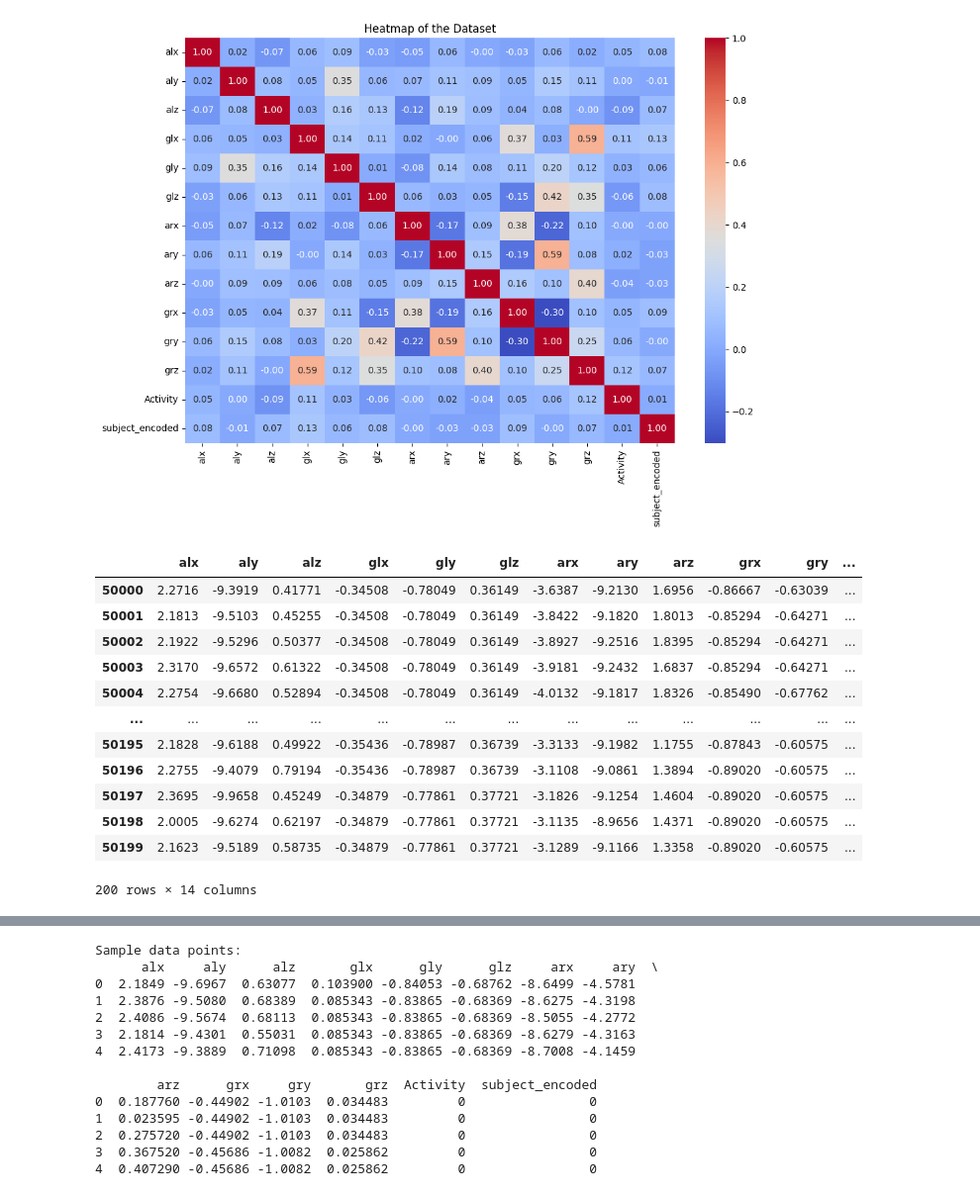
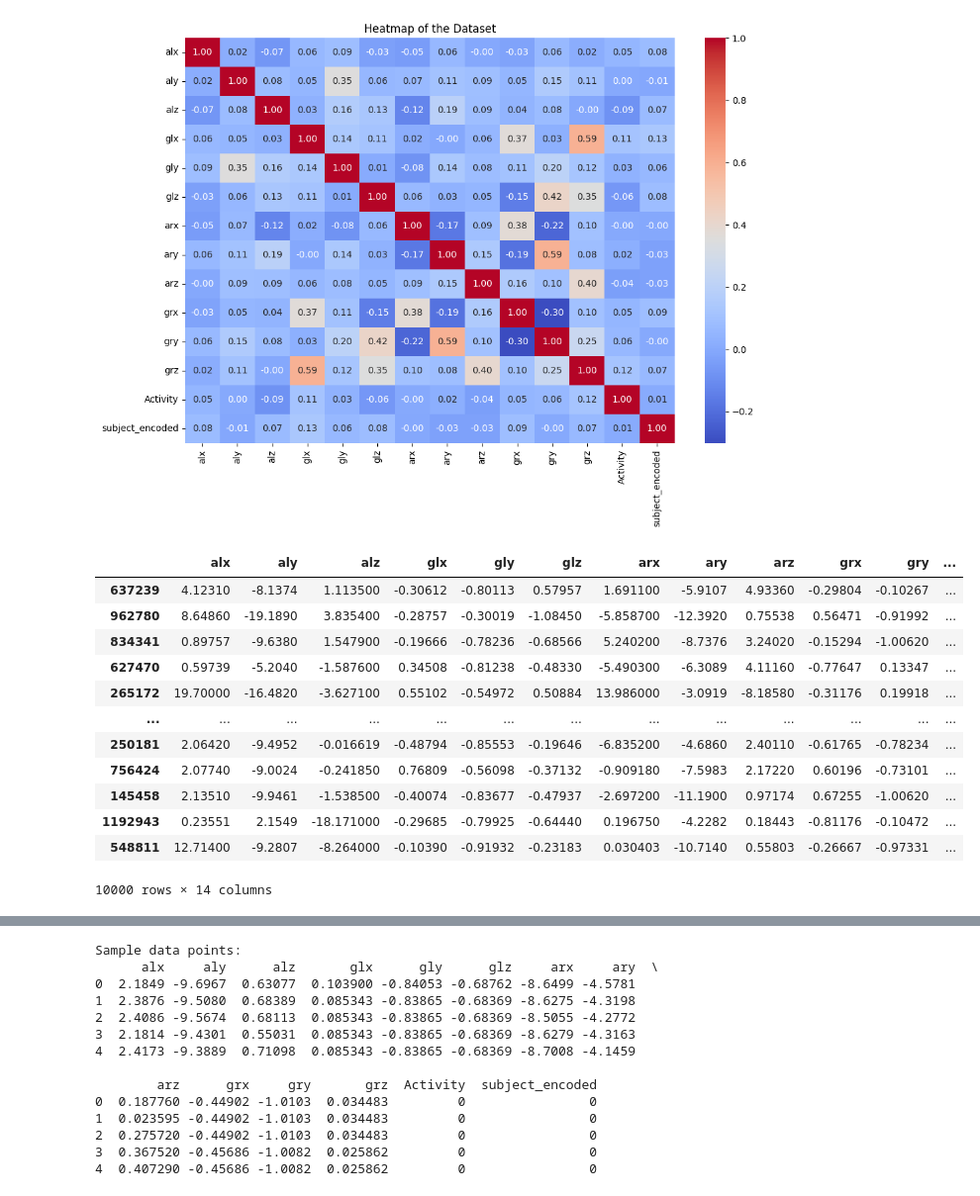
Before and after one commit to seifahmed2004/ML-Project, a Jupyter notebook: ML_project.ipynb, the cells around one changed output, grey strips where cells are left out. Shown at 99% size. Cells and saved outputs as stored; diff of their text form; code cells hidden in the pictures.

```diff
--- a/ML_project.ipynb
+++ b/ML_project.ipynb
@@ -59,23 +59,23 @@ plt.title('Heatmap of the Dataset')
 plt.show()
 # %% [output]
 [figure]
-# %%
-df_subset = df.iloc[50000:50200]
-df_subset
-# %% [output]
-|  | alx | aly | alz | glx | gly | glz | arx | ary | arz | grx | gry | ... |
-| 50000 | 2.2716 | -9.3919 | 0.41771 | -0.34508 | -0.78049 | 0.36149 | -3.6387 | -9.2130 | 1.6956 | -0.86667 | -0.63039 | ... |
-| 50001 | 2.1813 | -9.5103 | 0.45255 | -0.34508 | -0.78049 | 0.36149 | -3.8422 | -9.1820 | 1.8013 | -0.85294 | -0.64271 | ... |
-| 50002 | 2.1922 | -9.5296 | 0.50377 | -0.34508 | -0.78049 | 0.36149 | -3.8927 | -9.2516 | 1.8395 | -0.85294 | -0.64271 | ... |
-| 50003 | 2.3170 | -9.6572 | 0.61322 | -0.34508 | -0.78049 | 0.36149 | -3.9181 | -9.2432 | 1.6837 | -0.85294 | -0.64271 | ... |
-| 50004 | 2.2754 | -9.6680 | 0.52894 | -0.34508 | -0.78049 | 0.36149 | -4.0132 | -9.1817 | 1.8326 | -0.85490 | -0.67762 | ... |
-| ... | ... | ... | ... | ... | ... | ... | ... | ... | ... | ... | ... | ... |
-| 50195 | 2.1828 | -9.6188 | 0.49922 | -0.35436 | -0.78987 | 0.36739 | -3.3133 | -9.1982 | 1.1755 | -0.87843 | -0.60575 | ... |
-| 50196 | 2.2755 | -9.4079 | 0.79194 | -0.35436 | -0.78987 | 0.36739 | -3.1108 | -9.0861 | 1.3894 | -0.89020 | -0.60575 | ... |
-| 50197 | 2.3695 | -9.9658 | 0.45249 | -0.34879 | -0.77861 | 0.37721 | -3.1826 | -9.1254 | 1.4604 | -0.89020 | -0.60575 | ... |
-| 50198 | 2.0005 | -9.6274 | 0.62197 | -0.34879 | -0.77861 | 0.37721 | -3.1135 | -8.9656 | 1.4371 | -0.89020 | -0.60575 | ... |
-| 50199 | 2.1623 | -9.5189 | 0.58735 | -0.34879 | -0.77861 | 0.37721 | -3.1289 | -9.1166 | 1.3358 | -0.89020 | -0.60575 | ... |
-200 rows × 14 columns
+# %%
+df_subset = df.sample(n=10000, random_state=42)
+df_subset
+# %% [output]
+|  | alx | aly | alz | glx | gly | glz | arx | ary | arz | grx | gry | ... |
+| 637239 | 4.12310 | -8.1374 | 1.113500 | -0.30612 | -0.80113 | 0.57957 | 1.691100 | -5.9107 | 4.93360 | -0.29804 | -0.10267 | ... |
+| 962780 | 8.64860 | -19.1890 | 3.835400 | -0.28757 | -0.30019 | -1.08450 | -5.858700 | -12.3920 | 0.75538 | 0.56471 | -0.91992 | ... |
+| 834341 | 0.89757 | -9.6380 | 1.547900 | -0.19666 | -0.78236 | -0.68566 | 5.240200 | -8.7376 | 3.24020 | -0.15294 | -1.00620 | ... |
+| 627470 | 0.59739 | -5.2040 | -1.587600 | 0.34508 | -0.81238 | -0.48330 | -5.490300 | -6.3089 | 4.11160 | -0.77647 | 0.13347 | ... |
+| 265172 | 19.70000 | -16.4820 | -3.627100 | 0.55102 | -0.54972 | 0.50884 | 13.986000 | -3.0919 | -8.18580 | -0.31176 | 0.19918 | ... |
+| ... | ... | ... | ... | ... | ... | ... | ... | ... | ... | ... | ... | ... |
+| 250181 | 2.06420 | -9.4952 | -0.016619 | -0.48794 | -0.85553 | -0.19646 | -6.835200 | -4.6860 | 2.40110 | -0.61765 | -0.78234 | ... |
+| 756424 | 2.07740 | -9.0024 | -0.241850 | 0.76809 | -0.56098 | -0.37132 | -0.909180 | -7.5983 | 2.17220 | 0.60196 | -0.73101 | ... |
+| 145458 | 2.13510 | -9.9461 | -1.538500 | -0.40074 | -0.83677 | -0.47937 | -2.697200 | -11.1900 | 0.97174 | 0.67255 | -1.00620 | ... |
+| 1192943 | 0.23551 | 2.1549 | -18.171000 | -0.29685 | -0.79925 | -0.64440 | 0.196750 | -4.2282 | 0.18443 | -0.81176 | -0.10472 | ... |
+| 548811 | 12.71400 | -9.2807 | -8.264000 | -0.10390 | -0.91932 | -0.23183 | 0.030403 | -10.7140 | 0.55803 | -0.26667 | -0.97331 | ... |
+10000 rows × 14 columns
 # %%
 import seaborn as sns
 sns.heatmap(df_subset)
```
Also changed, not shown: parts of 25 cells of this notebook.
